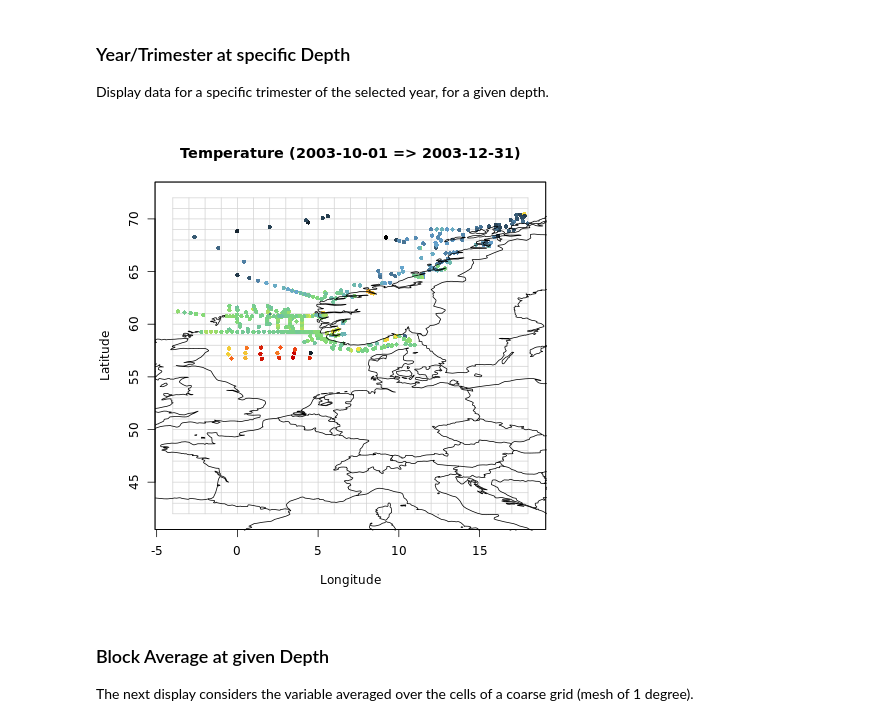
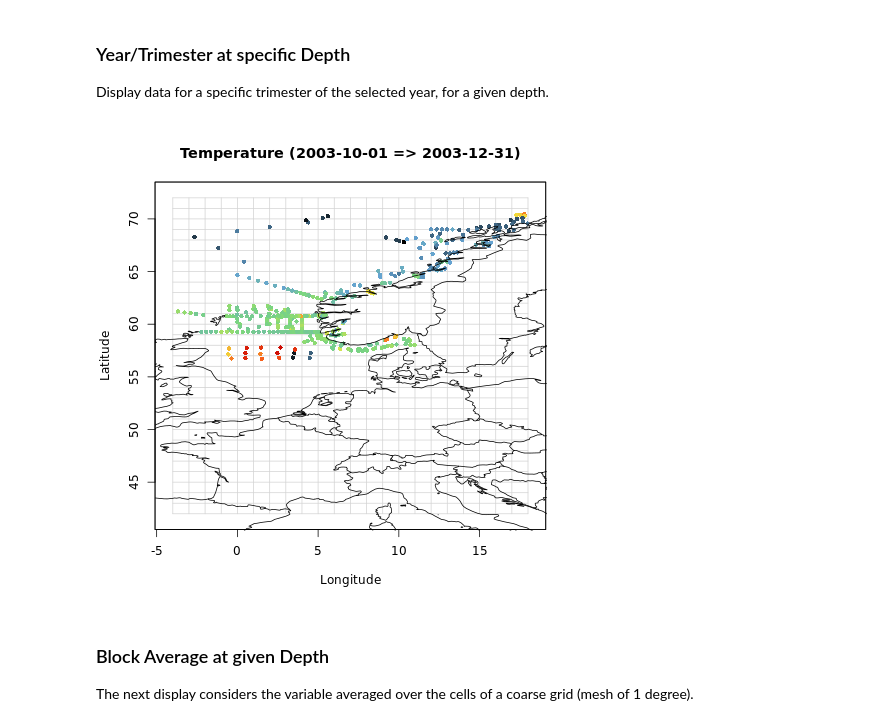
Before and after one commit to ec-intaros/iaos-showcase-app-Barents-Sea-CTD, a Jupyter notebook: Barrents sea - Data Scientist Notebook.ipynb, the cells around one changed output. Cells and saved outputs as stored; diff of their text form; code cells hidden in the pictures.

```diff
--- a/Barrents sea - Data Scientist Notebook.ipynb
+++ b/Barrents sea - Data Scientist Notebook.ipynb
@@ -1248,30 +1244,30 @@ Display data for a specific trimester of the selected year, for a given depth.
 # %%
 %%R
 
 # Select samples at specific depth and set the color scale
-depth = 20 # must be within the available range
+depth = 30 # must be within the available range
 depth_lim=c(depth,depth)
 
 db1       = apply_sel(db0, depth_lim=depth_lim, compress = TRUE)
 var_scale = get_db_limits_var(db1,var)
 
 # Comment the following lines if you want to to display all trimesters / years
 subyears = years[1]
 sub_trim = trimesters[4] # The trimester to focus the analysis on.
 
 # Loop on the years / trimesters to be displayed
 for (year in subyears)
   for (itri in sub_trim)
   {
     date_lim  = create_limits_date(year, trimester=itri)
     db        = apply_sel(db1,date_lim=date_lim)
     filename  = paste0(var,"_Trim_",year,"_T",itri)
     title     = build_title(var, date_lim)
     display_var(db, var,  var_scale = var_scale, colors = colors.temp,
                 title = title, filename = filename)
   }
 # %% [output]
-[figure, old version]
+[figure, new version]
 # %% [markdown]
 ### Block Average at given Depth
 
```
Also changed, not shown: parts of 4 cells of this notebook, 15 other files.
